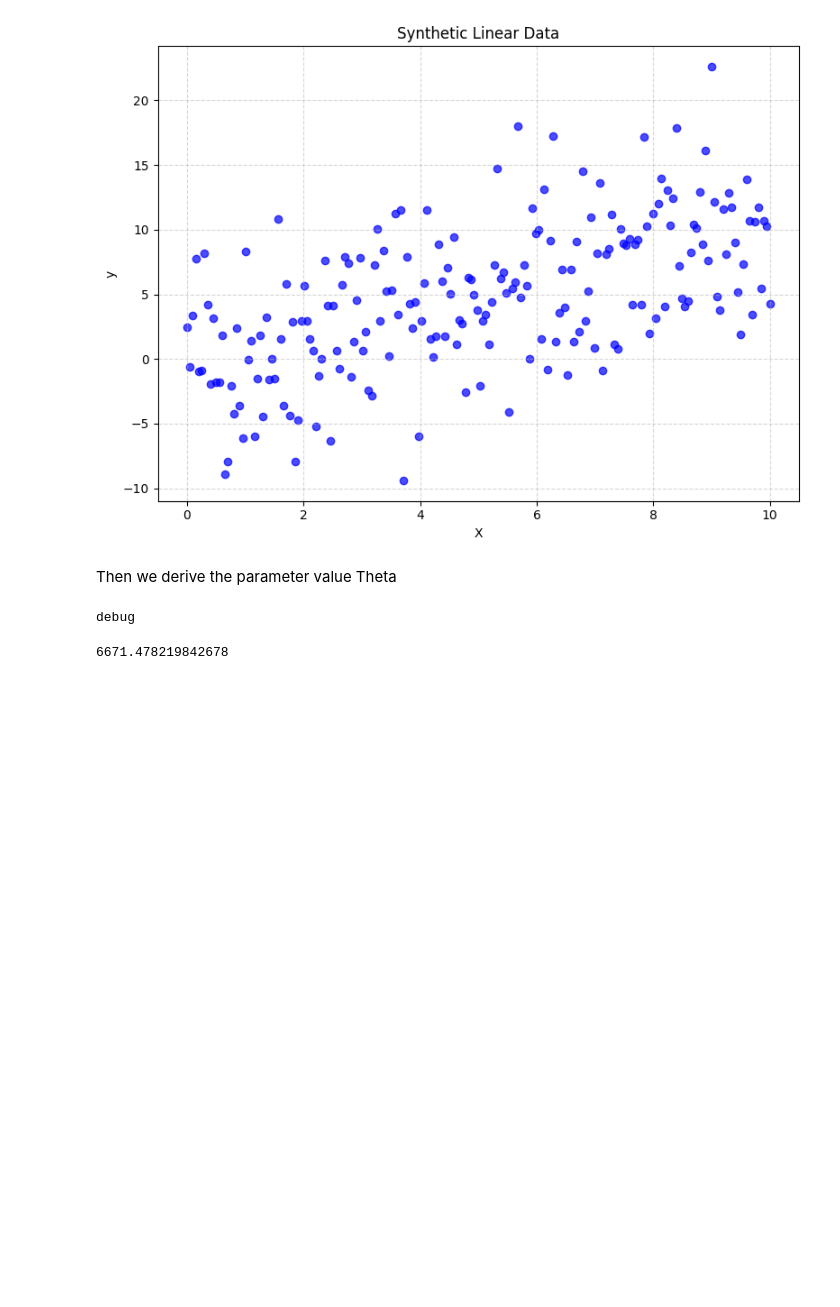
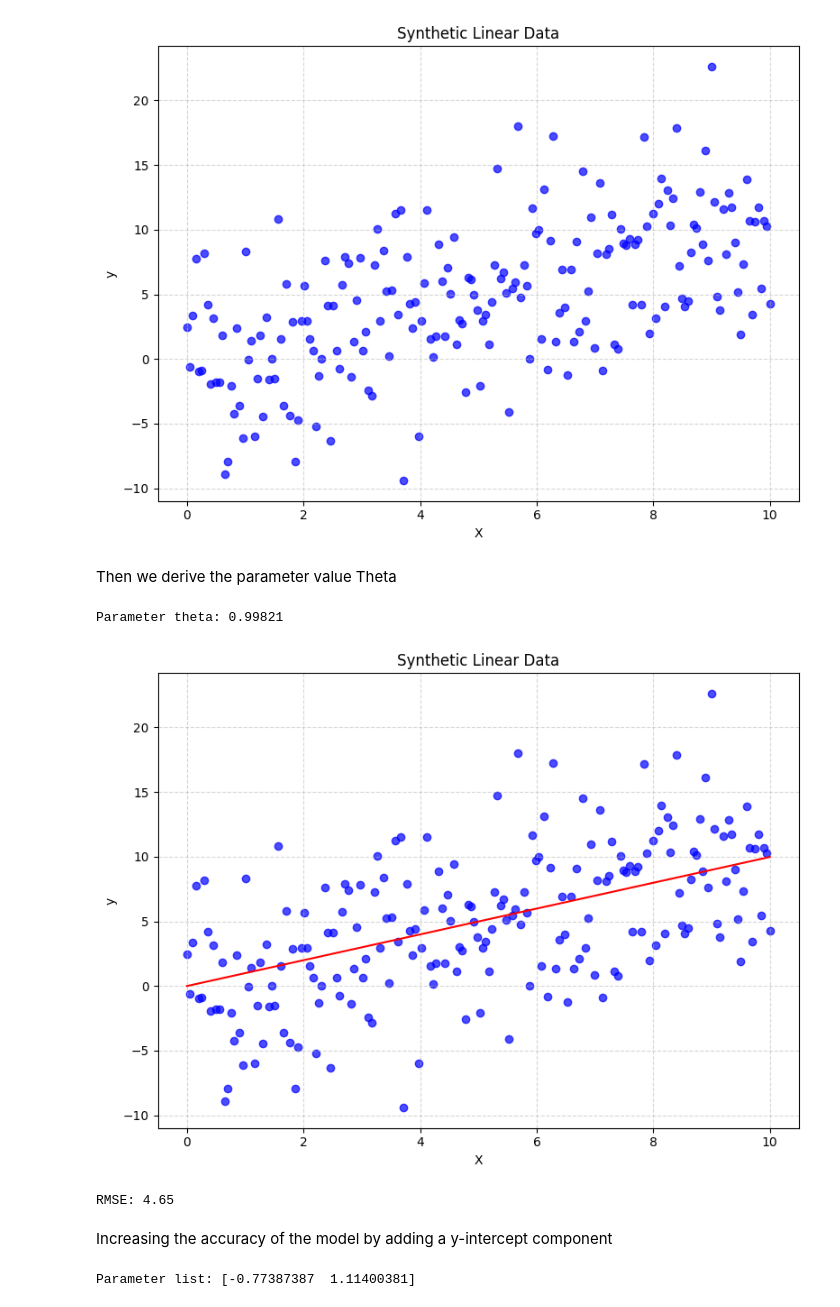
Before and after one commit to DovydasVe/Regression-From-Scratch, a Jupyter notebook: notebooks/02_deriving_linear_regression.ipynb, the cells around one changed output. Cells and saved outputs as stored; diff of their text form; code cells hidden in the pictures; blank space fills up the shorter version.

Commit message:
Refactor linear regression module: remove unused functions, add evaluate_rmse, and update data generation and plotting methods. Add some context to notebook #1

```diff
--- a/notebooks/02_deriving_linear_regression.ipynb
+++ b/notebooks/02_deriving_linear_regression.ipynb
@@ -16,8 +16,25 @@ visualise.plot_data(X, y)
 # %% [markdown]
 Then we derive the parameter value Theta
 # %%
-theta = linear_regression.find_parameters(X, y)
-theta
+theta = linear_regression.find_theta_linear(X, y)
+print(f'Parameter theta: {round(theta, 5)}')
+predictions = linear_regression.predict(X, theta)
 # %% [output]
-debug
+Parameter theta: 0.99821
-6671.478219842678
+# %%
+visualise.plot_data(X, y, [predictions])
+# %% [output]
+[figure, added]
+# %%
+rmse = evaluate.evaluate_rmse(y, predictions)
+print(f'RMSE: {round(rmse, 2)}')
+# %% [output]
+RMSE: 4.65
+# %% [markdown]
+Increasing the accuracy of the model by adding a y-intercept component
+# %%
+params = linear_regression.find_theta_multinomial(X, y, N=1)
+print(f'Parameter list: {params}')
+predictions2 = linear_regression.predict(X, params)
+# %% [output]
+Parameter list: [-0.77387387  1.11400381]
```
Also changed, not shown: parts of 9 cells of this notebook, 4 other files.
